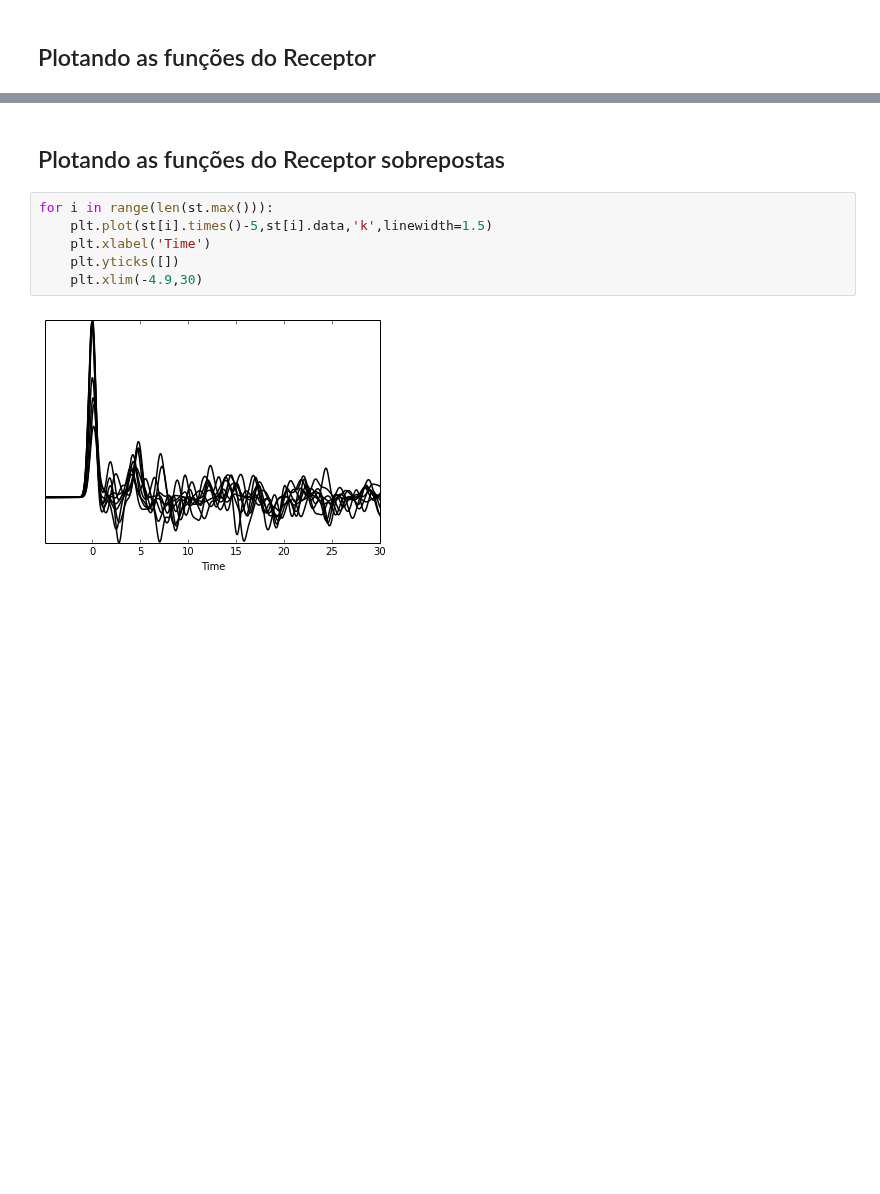
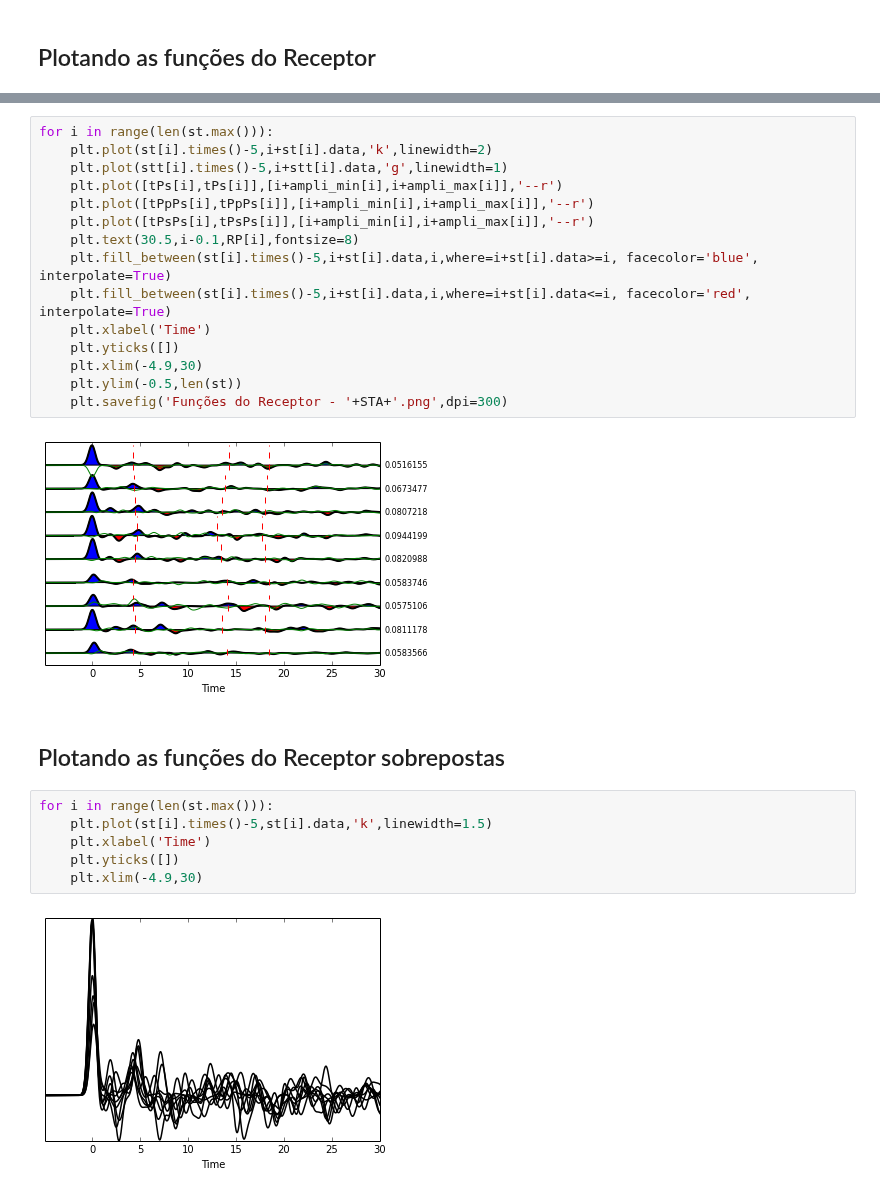
Before and after one commit to dIOGOLOC/projeto_mestrado, a Jupyter notebook: plotagem_funcao_receptor.ipynb, the cells around one changed output, grey strips where cells are left out. Drawn from its saved outputs; the diff is of its cells as text; blank space fills up the shorter version.

```diff
--- a/plotagem_funcao_receptor.ipynb
+++ b/plotagem_funcao_receptor.ipynb
@@ -212,3 +198,20 @@ for i in range(len(st.max())):
+# %%
+for i in range(len(st.max())):
+    plt.plot(st[i].times()-5,i+st[i].data,'k',linewidth=2)
+    plt.plot(stt[i].times()-5,i+stt[i].data,'g',linewidth=1)
+    plt.plot([tPs[i],tPs[i]],[i+ampli_min[i],i+ampli_max[i]],'--r')
+    plt.plot([tPpPs[i],tPpPs[i]],[i+ampli_min[i],i+ampli_max[i]],'--r')
+    plt.plot([tPsPs[i],tPsPs[i]],[i+ampli_min[i],i+ampli_max[i]],'--r')
+    plt.text(30.5,i-0.1,RP[i],fontsize=8)
+    plt.fill_between(st[i].times()-5,i+st[i].data,i,where=i+st[i].data>=i, facecolor='blue', interpolate=True)
+    plt.fill_between(st[i].times()-5,i+st[i].data,i,where=i+st[i].data<=i, facecolor='red', interpolate=True)
+    plt.xlabel('Time')
+    plt.yticks([])
+    plt.xlim(-4.9,30)
+    plt.ylim(-0.5,len(st))
+    plt.savefig('Funções do Receptor - '+STA+'.png',dpi=300)
+# %% [output]
+[figure, added]
 # %% [markdown]
 <h2>Plotando as funções do Receptor sobrepostas</h2>
 # %%
```
Also changed, not shown: parts of 8 cells of this notebook.
